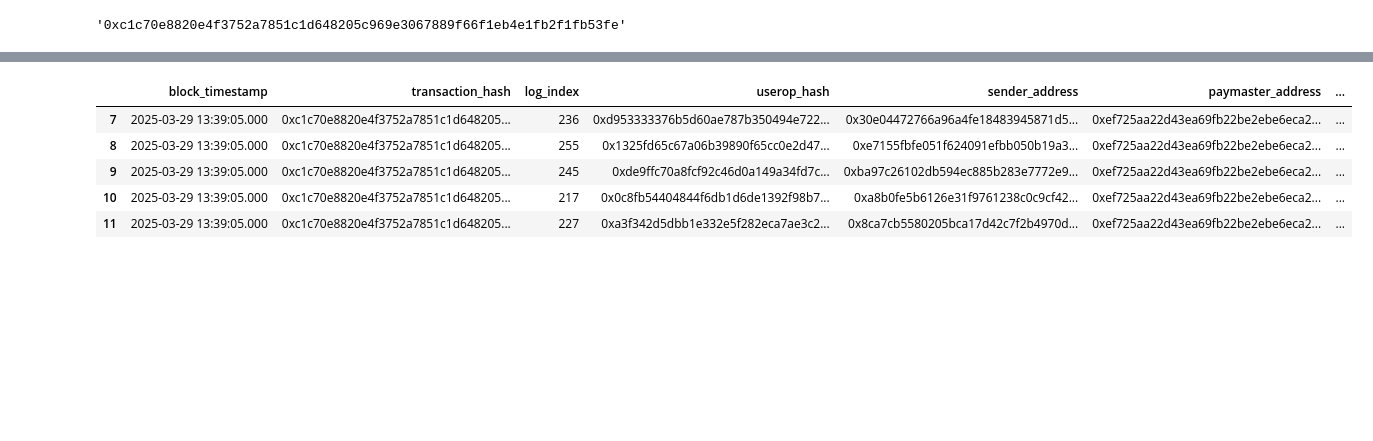
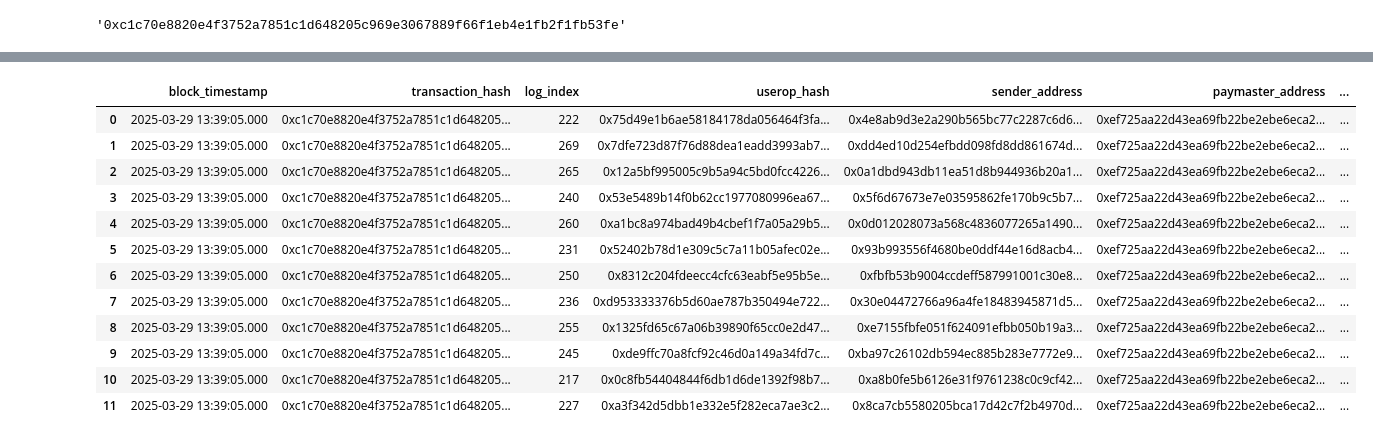
Before and after one commit to opensource-observer/insights, a Jupyter notebook: analysis/optimism/pyoso/20250415_WorldchainUserModel.ipynb, the cells around one changed output, grey strips where cells are left out. Cells and saved outputs as stored; diff of their text form; code cells hidden in the pictures; blank space fills up the shorter version.

```diff
--- a/analysis/optimism/pyoso/20250415_WorldchainUserModel.ipynb
+++ b/analysis/optimism/pyoso/20250415_WorldchainUserModel.ipynb
@@ -60,15 +67,22 @@ df_4337_traces.tail()
 # %%
 df_4337_logs = client.to_pandas(f"""
     SELECT *
     FROM stg_superchain__4337_userop_logs
     WHERE
         chain = 'WORLDCHAIN'
         AND transaction_hash = '{TEST_HASH}'
         AND block_timestamp BETWEEN DATE '2025-03-29' and DATE '2025-03-30'
 """)
-df_4337_logs.tail()
+df_4337_logs
 # %% [output]
 |  | block_timestamp | transaction_hash | log_index | userop_hash | sender_address | paymaster_address | ... |
+| 0 | 2025-03-29 13:39:05.000 | 0xc1c70e8820e4f3752a7851c1d648205... | 222 | 0x75d49e1b6ae58184178da056464f3fa... | 0x4e8ab9d3e2a290b565bc77c2287c6d6... | 0xef725aa22d43ea69fb22be2ebe6eca2... | ... |
+| 1 | 2025-03-29 13:39:05.000 | 0xc1c70e8820e4f3752a7851c1d648205... | 269 | 0x7dfe723d87f76d88dea1eadd3993ab7... | 0xdd4ed10d254efbdd098fd8dd861674d... | 0xef725aa22d43ea69fb22be2ebe6eca2... | ... |
+| 2 | 2025-03-29 13:39:05.000 | 0xc1c70e8820e4f3752a7851c1d648205... | 265 | 0x12a5bf995005c9b5a94c5bd0fcc4226... | 0x0a1dbd943db11ea51d8b944936b20a1... | 0xef725aa22d43ea69fb22be2ebe6eca2... | ... |
+| 3 | 2025-03-29 13:39:05.000 | 0xc1c70e8820e4f3752a7851c1d648205... | 240 | 0x53e5489b14f0b62cc1977080996ea67... | 0x5f6d67673e7e03595862fe170b9c5b7... | 0xef725aa22d43ea69fb22be2ebe6eca2... | ... |
+| 4 | 2025-03-29 13:39:05.000 | 0xc1c70e8820e4f3752a7851c1d648205... | 260 | 0xa1bc8a974bad49b4cbef1f7a05a29b5... | 0x0d012028073a568c4836077265a1490... | 0xef725aa22d43ea69fb22be2ebe6eca2... | ... |
+| 5 | 2025-03-29 13:39:05.000 | 0xc1c70e8820e4f3752a7851c1d648205... | 231 | 0x52402b78d1e309c5c7a11b05afec02e... | 0x93b993556f4680be0ddf44e16d8acb4... | 0xef725aa22d43ea69fb22be2ebe6eca2... | ... |
+| 6 | 2025-03-29 13:39:05.000 | 0xc1c70e8820e4f3752a7851c1d648205... | 250 | 0x8312c204fdeecc4cfc63eabf5e95b5e... | 0xfbfb53b9004ccdeff587991001c30e8... | 0xef725aa22d43ea69fb22be2ebe6eca2... | ... |
 | 7 | 2025-03-29 13:39:05.000 | 0xc1c70e8820e4f3752a7851c1d648205... | 236 | 0xd953333376b5d60ae787b350494e722... | 0x30e04472766a96a4fe18483945871d5... | 0xef725aa22d43ea69fb22be2ebe6eca2... | ... |
 | 8 | 2025-03-29 13:39:05.000 | 0xc1c70e8820e4f3752a7851c1d648205... | 255 | 0x1325fd65c67a06b39890f65cc0e2d47... | 0xe7155fbfe051f624091efbb050b19a3... | 0xef725aa22d43ea69fb22be2ebe6eca2... | ... |
 | 9 | 2025-03-29 13:39:05.000 | 0xc1c70e8820e4f3752a7851c1d648205... | 245 | 0xde9ffc70a8fcf92c46d0a149a34fd7c... | 0xba97c26102db594ec885b283e7772e9... | 0xef725aa22d43ea69fb22be2ebe6eca2... | ... |
```
Also changed, not shown: parts of 1 cell of this notebook.
